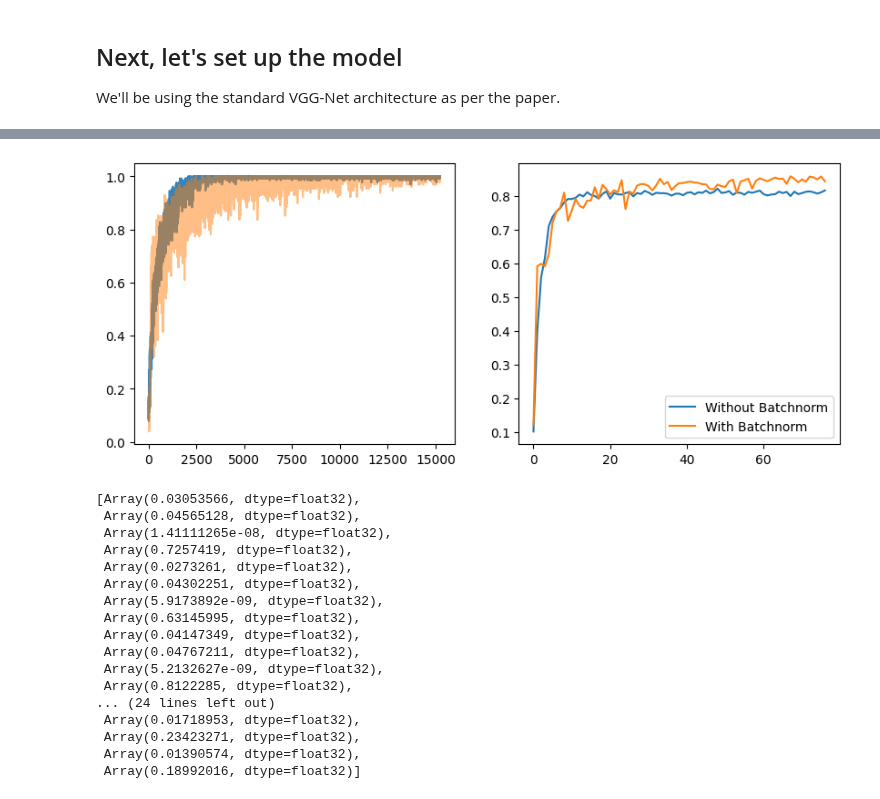
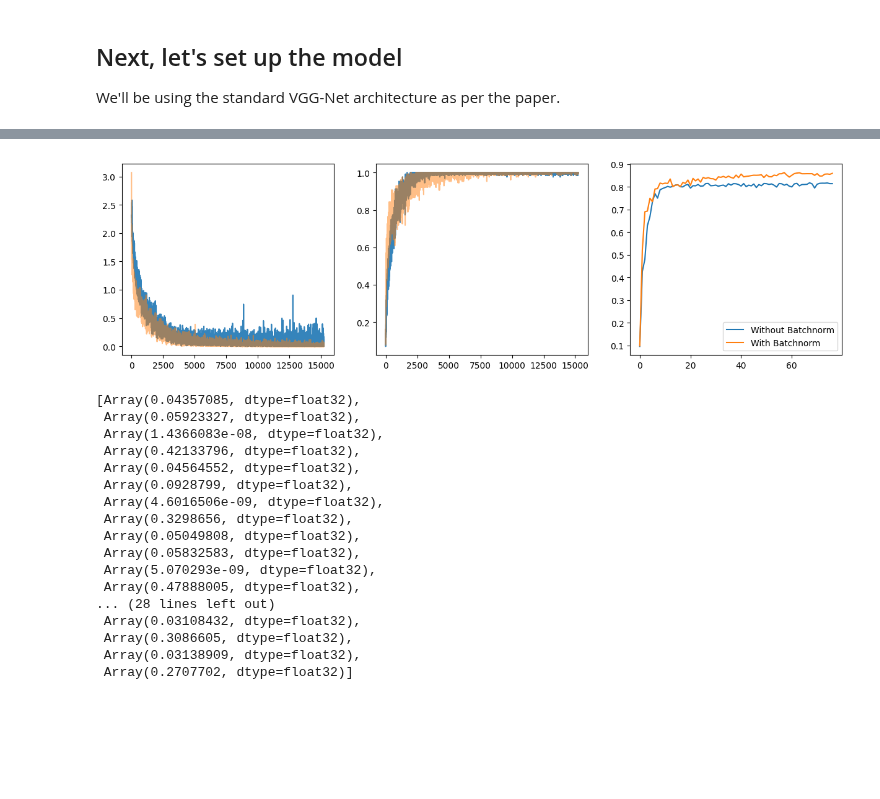
Before and after one commit to novastar53/novastar53.github.io, a Jupyter notebook: site/how-batchnorm-works-part-2.ipynb, the cells around one changed output, grey strips where cells are left out. Cells and saved outputs as stored; diff of their text form; code cells hidden in the pictures; blank space fills up the shorter version.

Commit message:
Changed the batchnorm momentum to 0.9 which seems to have sped up convergence (why?)

```diff
--- a/site/how-batchnorm-works-part-2.ipynb
+++ b/site/how-batchnorm-works-part-2.ipynb
@@ -62,7 +62,7 @@ class VGGBlock(nnx.Module):
                              kernel_init=kernel_init,
                              padding='SAME',
                              rngs=rngs)
-        self.bn = nnx.BatchNorm(num_features=out_features, rngs=rngs)
+        self.bn = nnx.BatchNorm(num_features=out_features, momentum=0.90, rngs=rngs)
 
     def __call__(self, x):
         x = self.conv(x)
@@ -199,6 +199,7 @@ baseline.train()
 candidate.train()
 baseline_train_accs, candidate_train_accs = [], []
 baseline_test_accs, candidate_test_accs = [], []
+baseline_train_losses, candidate_train_losses = [], []
 baseline_grad_norms, candidate_grad_norms = [], []
 
 try:
@@ -210,6 +211,8 @@ try:
           candidate.train()
           baseline_loss, baseline_grads = step_fn(baseline, baseline_optimizer, batch, labels)
           candidate_loss, candidate_grads = step_fn(candidate, candidate_optimizer, batch, labels)
+          baseline_train_losses.append(baseline_loss)
+          candidate_train_losses.append(candidate_loss)
           baseline.eval()
           candidate.eval()
           baseline_acc = accuracy(baseline, batch, labels)
@@ -225,11 +228,13 @@ try:
           if i % 20 == 0:
             clear_output(wait=True)
             print(f"iter: {i} | baseline loss: {baseline_loss:0.4f} | candidate loss: {candidate_loss:0.4f} | baseline train acc: {baseline_acc:0.2f} | candidate train acc: {candidate_acc:0.2f} | baseline test acc: {baseline_test_acc: 0.2f} | candidate test acc: {candidate_test_acc: 0.2f}")
-            fig, axes = plt.subplots(1, 2, figsize=(10, 4))
-            axes[0].plot(baseline_train_accs, alpha=0.9, label="Without BatchNorm")
-            axes[0].plot(candidate_train_accs, alpha=0.5, label="With BatchNorm")
-            axes[1].plot(baseline_test_accs, label="Without Batchnorm")
-            axes[1].plot(candidate_test_accs, label="With Batchnorm")
+            fig, axes = plt.subplots(1, 3, figsize=(15, 4))
+            axes[0].plot(baseline_train_losses, alpha=0.9, label="Without BatchNorm")
+            axes[0].plot(candidate_train_losses, alpha=0.5, label="With BatchNorm")
+            axes[1].plot(baseline_train_accs, alpha=0.9, label="Without BatchNorm")
+            axes[1].plot(candidate_train_accs, alpha=0.5, label="With BatchNorm")
+            axes[2].plot(baseline_test_accs, label="Without Batchnorm")
+            axes[2].plot(candidate_test_accs, label="With Batchnorm")
             plt.legend()
             plt.show()
 
@@ -242,23 +247,23 @@ iter: 15240 | baseline loss: 0.0195 | candidate loss: 0.0206 | baseline train ac
-[figure, old version]
+[figure, new version]
 # %%
 norms = jax.tree_util.tree_flatten(grad_norms(candidate_grads))
 # %%
 norms[0]
 # %% [output]
-[Array(0.03053566, dtype=float32),
- Array(0.04565128, dtype=float32),
- Array(1.41111265e-08, dtype=float32),
- Array(0.7257419, dtype=float32),
- Array(0.0273261, dtype=float32),
- Array(0.04302251, dtype=float32),
- Array(5.9173892e-09, dtype=float32),
- Array(0.63145995, dtype=float32),
- Array(0.04147349, dtype=float32),
- Array(0.04767211, dtype=float32),
- Array(5.2132627e-09, dtype=float32),
- Array(0.8122285, dtype=float32),
-... (24 lines left out)
- Array(0.01718953, dtype=float32),
- Array(0.23423271, dtype=float32),
- Array(0.01390574, dtype=float32),
- Array(0.18992016, dtype=float32)]
+[Array(0.04357085, dtype=float32),
+ Array(0.05923327, dtype=float32),
+ Array(1.4366083e-08, dtype=float32),
+ Array(0.42133796, dtype=float32),
+ Array(0.04564552, dtype=float32),
+ Array(0.0928799, dtype=float32),
+ Array(4.6016506e-09, dtype=float32),
+ Array(0.3298656, dtype=float32),
+ Array(0.05049808, dtype=float32),
+ Array(0.05832583, dtype=float32),
+ Array(5.070293e-09, dtype=float32),
+ Array(0.47888005, dtype=float32),
+... (28 lines left out)
+ Array(0.03108432, dtype=float32),
+ Array(0.3086605, dtype=float32),
+ Array(0.03138909, dtype=float32),
+ Array(0.2707702, dtype=float32)]
```
Also changed, not shown: parts of 1 cell of this notebook.
